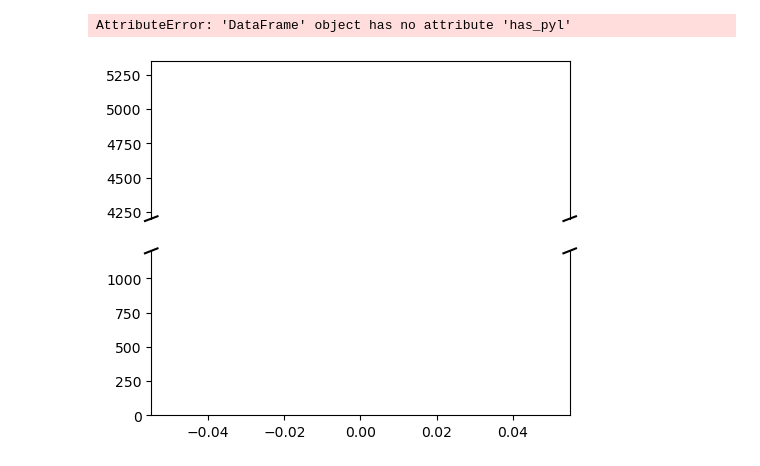
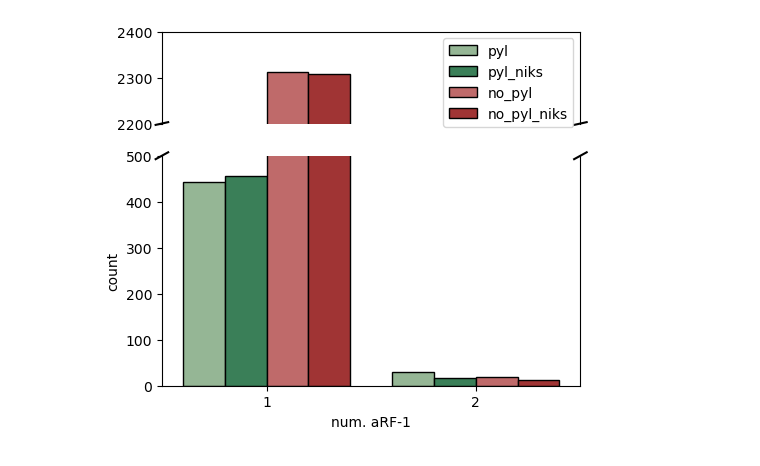
Before and after one commit to pipparichter/pyrrolysine, a Jupyter notebook: notebooks/sandbox.ipynb, the cells around one changed output. Saved outputs shown, nothing was run; the diff lists cells and outputs as text; code cells hidden in the pictures.

```diff
--- a/notebooks/sandbox.ipynb
+++ b/notebooks/sandbox.ipynb
@@ -376,26 +320,10 @@ arf1_df.sort_values('length')
 # %%
 
-arf1_df = arf1_df[arf1_df.seq.str.contains('GGQ')].copy() # Filter the aRF-1 hits for those with the catalytic site.
-arf1_df = arf1_df[~arf1_df.partial].copy() # Remove any partial sequences.
-
-arf1_df['has_niks_domain'] = arf1_df.seq.str.contains(niks_domain, regex=True)
-arf1_df['has_ycf_domain'] = arf1_df.seq.str.contains(ycf_domain)
-arf1_df['has_pyl'] = arf1_df.genome_id.isin(pyl_genome_ids)
-
-# Seems as though the aRF-1 sequences with large gaps (exceeding 20 aa) are likely due to transposon insertions.
-arf1_df['envelope_coords_merged'] = arf1_df.envelope_coords.apply(merge)
-arf1_df['alignment_length'] = arf1_df.envelope_coords_merged.apply(get_coordinate_span)
-arf1_df['has_niks_domain'] = arf1_df.seq.str.contains(niks_domain, regex=True)
-arf1_df = arf1_df[arf1_df.apply(has_n_terminus, axis=1)]
-arf1_df = arf1_df[(arf1_df.alignment_length < 600) & (arf1_df.alignment_length > 300)].copy()
-# arf1_df[~arf1_df.alignment_length.isnull()].sort_values('length')
-
-# The YCF domain seems to occur before residue 150.
 # To make sure I grab the entire relevant region, perhaps take the stop coordinate of the first set of envelope coordinates,
 # and then check post-hoc to see how long the aligned region is.
 
 # arf1_df.drop(columns=['genome_id_x']).rename(columns={'genome_id_y':'genome_id'}).to_csv('../data/arf1.csv')
-
+print('Num. genomes:', len(pyl_genome_ids) + len(no_pyl_genome_ids))
 print('Num. genomes with an annotated aRF-1:', arf1_df.genome_id.nunique())
 print('Num. Pyl genomes with an annotated aRF-1:', arf1_df[arf1_df.has_pyl].genome_id.nunique())
 print('Num. non-Pyl genomes with an annotated aRF-1:', arf1_df[~arf1_df.has_pyl].genome_id.nunique())
@@ -404,42 +337,41 @@ FASTAFile().from_df(arf1_df).write('../data/arf1_cleaned.fa')
 # %%
-fig, (ax_top, ax_bottom) = get_split_figure((0, 1200), (4200, 5350))
+domain = 'niks'
 
-# figure_df = pd.DataFrame(index=pd.Series(np.arange(1, 4), name='num_arf1'))
-figure_df = list()
-categories = ['pyl', 'pyl_niks', 'no_pyl', 'no_pyl_niks']
-masks = [(arf1_df.has_pyl), (arf1_df.has_pyl & arf1_df.has_niks_domain), (~arf1_df.has_pyl), (~arf1_df.has_pyl & arf1_df.has_niks_domain)]
-palette = {'pyl':'darkseagreen', 'pyl_niks':'seagreen', 'no_pyl':'indianred', 'no_pyl_niks':'firebrick'}
+def figure(arf1_df:pd.DataFrame, domain:str='niks'):
+    fig, (ax_top, ax_bottom) = get_split_figure((0, 500), (2200, 2400))
 
-for category, mask in zip(categories, masks):
-    num_arf1_counts = arf1_df[mask].groupby('genome_id').size().value_counts()
-    figure_df += [{'num_arf1':n, 'count':num_arf1_counts.loc[n], 'category':category} for n in num_arf1_counts.index]
-figure_df = pd.DataFrame(figure_df)
-figure_df = figure_df[figure_df.num_arf1 < 4].copy()
+    # figure_df = pd.DataFrame(index=pd.Series(np.arange(1, 4), name='num_arf1'))
+    figure_df = list()
 
-# How many cases of Pyl-containing organisms with two ARF-1s and only one with a NIKS domain?
-num_arf1_counts = arf1_df[arf1_df.has_pyl].groupby('genome_id').size()
-genome_ids_multiple_arf1s = num_arf1_counts[num_arf1_counts > 1].index.values.tolist()
+    categories = ['pyl', f'pyl_{domain}', 'no_pyl', f'no_pyl_{domain}']
+    masks = [(arf1_df.has_pyl), (arf1_df.has_pyl & arf1_df[f'has_{domain}_domain']), (~arf1_df.has_pyl), (~arf1_df.has_pyl & arf1_df[f'has_{domain}_domain'])]
+    palette = {'pyl':'darkseagreen', f'pyl_{domain}':'seagreen', 'no_pyl':'indianred', f'no_pyl_{domain}':'firebrick'}
 
-num_arf1_counts = arf1_df[arf1_df.has_niks_domain & arf1_df.genome_id.isin(genome_ids_multiple_arf1s)].groupby('genome_id').size()
-genome_ids_multiple_arf1s_and_one_arf1_with_niks = num_arf1_counts[num_arf1_counts == 1].index.values.tolist()
-genome_ids_multiple_arf1s_with_niks = num_arf1_counts[num_arf1_counts > 1].index.values.tolist()
+    for category, mask in zip(categories, masks):
+        num_arf1_counts = arf1_df[mask].groupby('genome_id').size().value_counts()
+        figure_df += [{'num_arf1':n, 'count':num_arf1_counts.loc[n], 'category':category} for n in num_arf1_counts.index]
+    figure_df = pd.DataFrame(figure_df)
+    figure_df = figure_df[figure_df.num_arf1 < 4].copy()
 
-print(len(genome_ids_multiple_arf1s))
-print(len(genome_ids_multiple_arf1s_and_one_arf1_with_niks))
-print(len(genome_ids_multiple_arf1s_with_niks))
+    # How many cases of Pyl-containing organisms with two ARF-1s and only one with a NIKS domain?
+    arf1_counts = arf1_df.groupby('genome_id').size()
+    genome_ids_multiple_arf1s = arf1_counts[arf1_counts > 1].index.values.tolist()
+    # no_pyl_genome_ids_multiple_arf1s = arf1_counts[(arf1_counts > 1) & (arf1_counts.index.isin(no_pyl_genome_ids))].index.values.tolist()
 
-sns.barplot(figure_df, x='num_arf1', y='count', hue='category', edgecolor='black', ax=ax_top, palette=palette) #, binsize=0.2)
-sns.barplot(figure_df, x='num_arf1', y='count', hue='category', edgecolor='black', ax=ax_bottom, legend=False, palette=palette) #, binsize=0.2)
-ax_top.set_ylabel('')
-ax_top.get_legend().set_title('')
-ax_bottom.set_xlabel('num. aRF-1')
-plt.show()
+    sns.barplot(figure_df, x='num_arf1', y='count', hue='category', edgecolor='black', ax=ax_top, palette=palette) #, binsize=0.2)
+    sns.barplot(figure_df, x='num_arf1', y='count', hue='category', edgecolor='black', ax=ax_bottom, legend=False, palette=palette) #, binsize=0.2)
+    ax_top.set_ylabel('')
+    ax_top.get_legend().set_title('')
+    ax_bottom.set_xlabel('num. aRF-1')
 
-# NIKS is asparagine, isoleucine, lysine, and serine.
+    plt.show()
+    return genome_ids_multiple_arf1s
 
-sample_genome_ids = genome_ids_multiple_arf1s + no_pyl_genome_ids.tolist() + np.random.choice(pyl_genome_ids, 100, replace=False).tolist()
+genome_ids_multiple_arf1s = figure(arf1_df)
+arf1_df['has_multiple_arf1'] = arf1_df.genome_id.isin(genome_ids_multiple_arf1s)
 
-FASTAFile().from_df(arf1_df[arf1_df.genome_id.isin(sample_genome_ids)]).write('../data/arf1_cleaned_sample.fa')
+
+# It's concerning that some of the non-Pyl organisms have multiple aRF-1 genes. None of the non-Pyl genomes with multiple
+# aRF-1s have a lot of contamination, so it's possible that they have Pyl machinery that were missed by the HMMs.
 # %% [output]
-AttributeError: 'DataFrame' object has no attribute 'has_pyl'
-[figure, old version]
+[figure, new version]
```
Also changed, not shown: parts of 28 cells of this notebook, 6 other files.
